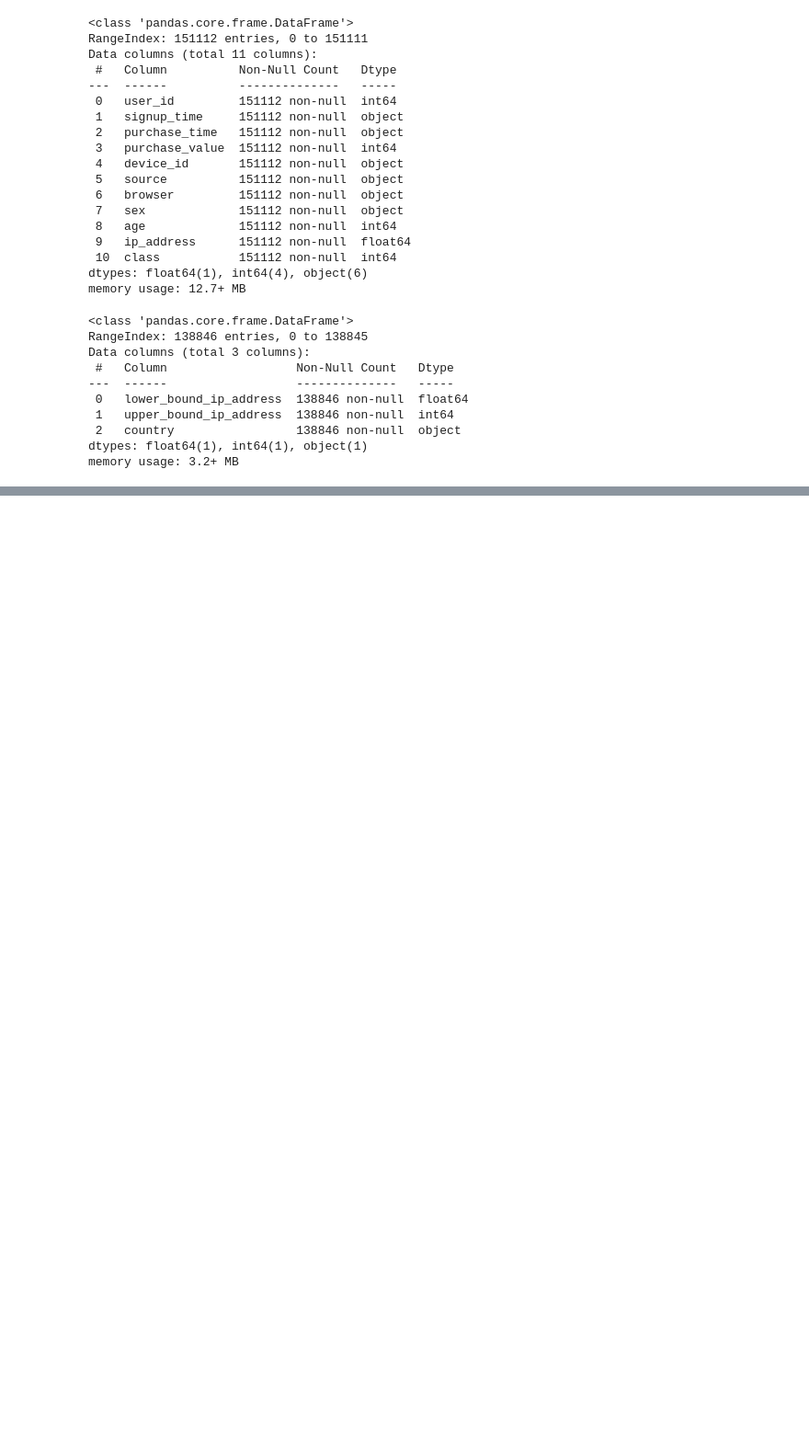
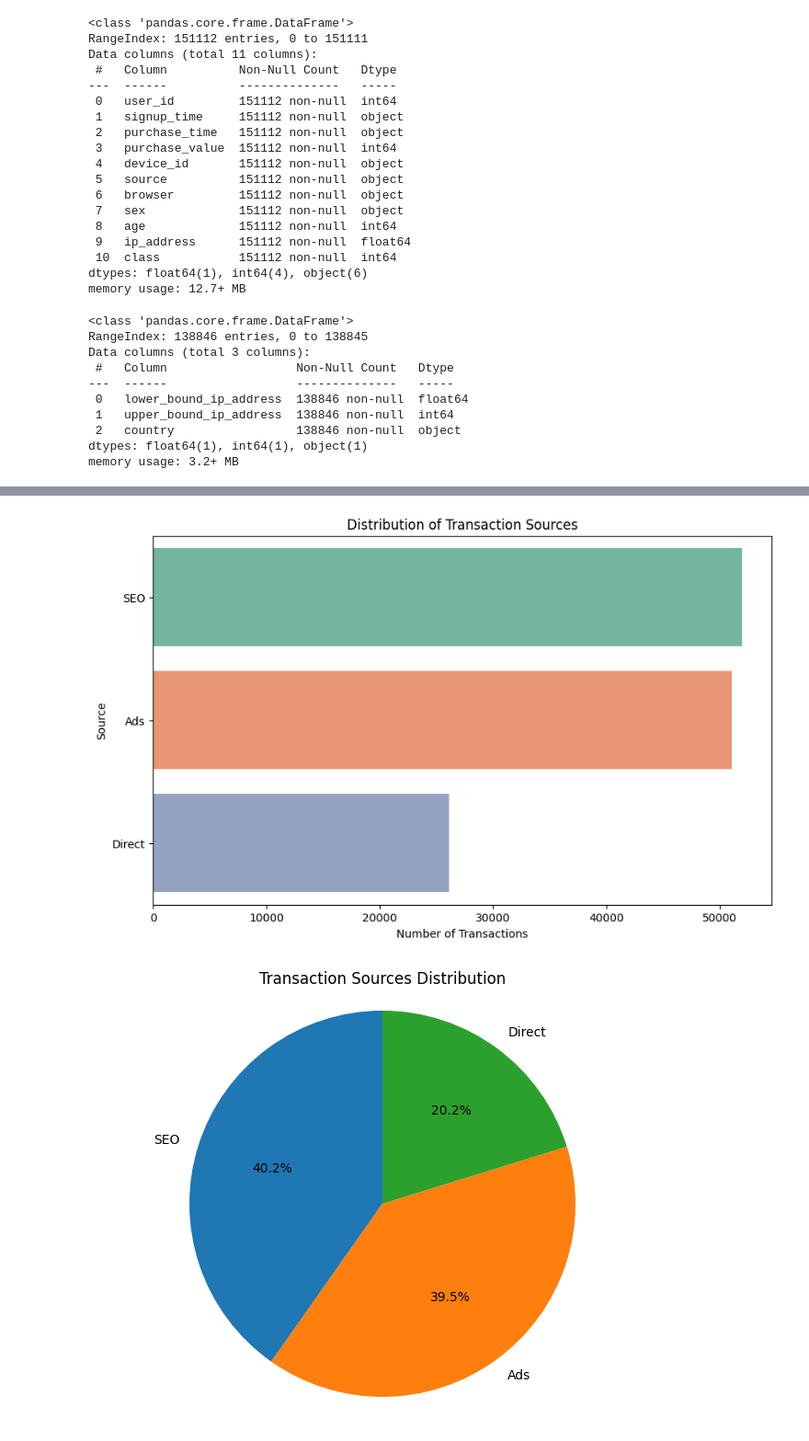
Before and after one commit to beza328/Fraud-Detection, a Jupyter notebook: Notebook/Eda.ipynb, the cells around one changed output, grey strips where cells are left out. Shown: that part at 92% size. Cells and saved outputs as stored; diff of their text form; code cells hidden in the pictures; blank space fills up the shorter version.

```diff
--- a/Notebook/Eda.ipynb
+++ b/Notebook/Eda.ipynb
@@ -207,0 +380,4 @@ MemoryError: Unable to allocate 156. GiB for an array with shape (20981296752,)
+# %%
+ # Calculate source distribution
+source_distribution, source_percentage = ed.calculate_source_distribution(merged_data)
+print(source_distribution)
@@ -207,0 +392,3 @@ MemoryError: Unable to allocate 156. GiB for an array with shape (20981296752,)
+# %%
+ed.plot_source_distribution(source_distribution)
+# %% [output]
@@ -207,0 +396,2 @@ MemoryError: Unable to allocate 156. GiB for an array with shape (20981296752,)
+[figure, added]
+[figure, added]
```
Also changed, not shown: parts of 29 cells of this notebook, 3 other files.
